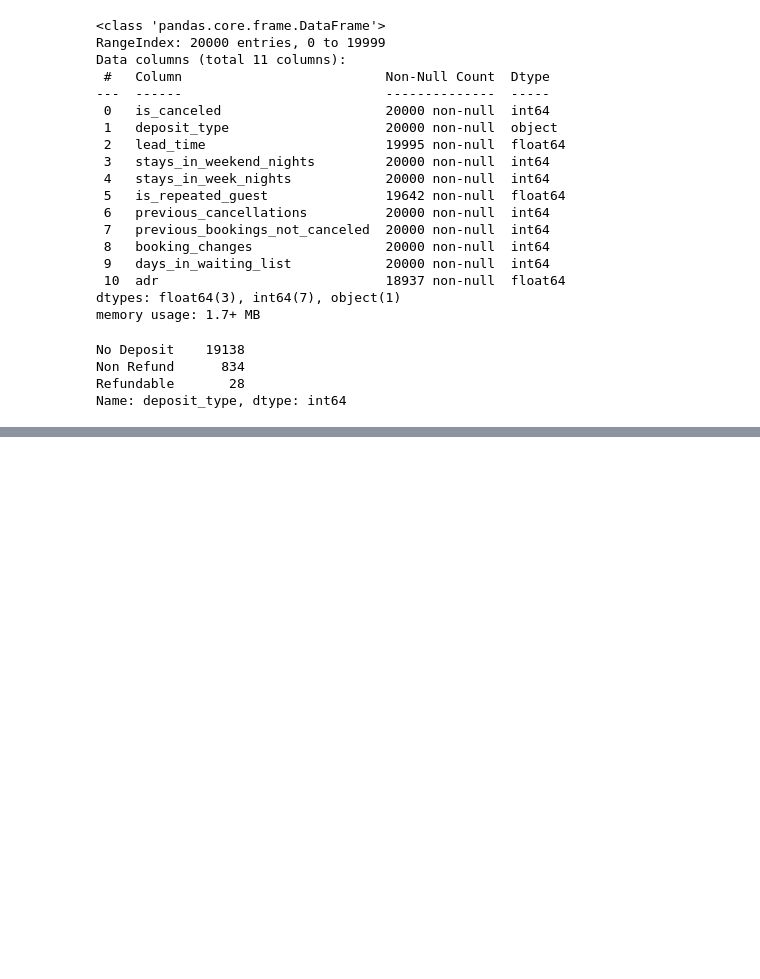
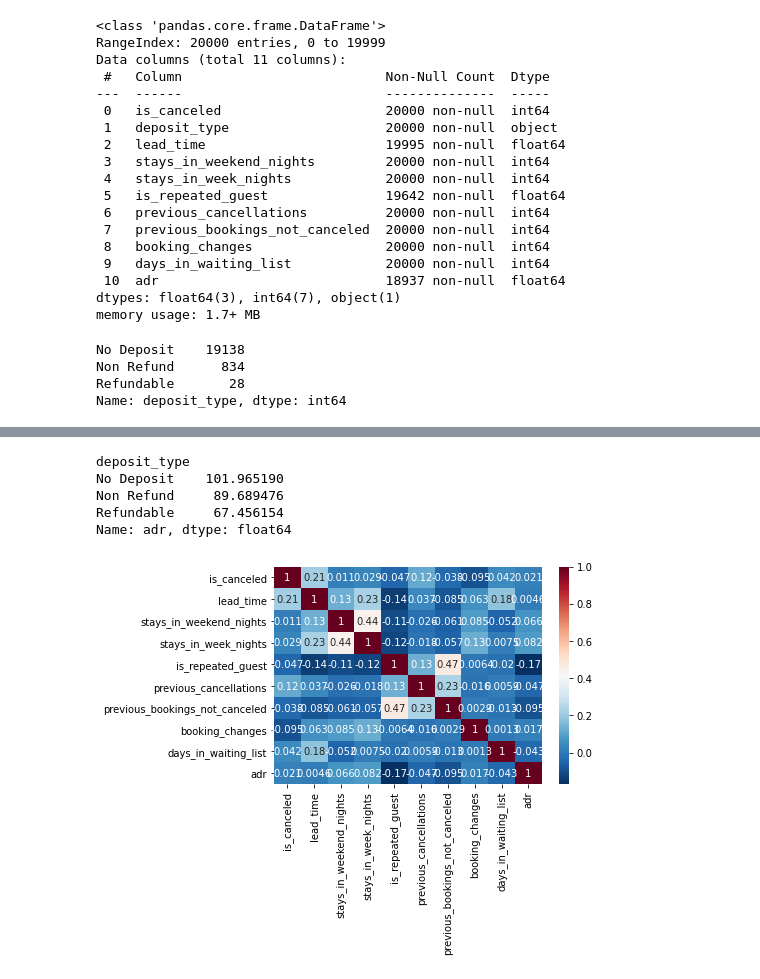
Before and after one commit to teng-ny/ADPStudy, a Jupyter notebook: ADP시험복기/제3회 모의고사/(3회) 1. 머신러닝.ipynb, the cells around one changed output, grey strips where cells are left out. Saved outputs shown, nothing was run; the diff lists cells and outputs as text; code cells hidden in the pictures; blank space fills up the shorter version.

```diff
--- a/ADP시험복기/제3회 모의고사/(3회) 1. 머신러닝.ipynb
+++ b/ADP시험복기/제3회 모의고사/(3회) 1. 머신러닝.ipynb
@@ -44,0 +58,16 @@ sum(data.isna().sum())
+# %%
+data.groupby(data['deposit_type']).mean()['adr']
+# %% [output]
+deposit_type
+No Deposit    101.965190
+Non Refund     89.689476
+Refundable     67.456154
+Name: adr, dtype: float64
+# %%
+import seaborn as sns
+import matplotlib.pyplot as plt
+data_corr=data.drop(columns='deposit_type').corr(method='pearson')
+sns.heatmap(data_corr, xticklabels=data_corr.columns, yticklabels=data_corr.columns, cmap='RdBu_r', annot=True)
+plt.show()
+# %% [output]
+[figure, added]
```
Also changed, not shown: parts of 12 cells of this notebook.
